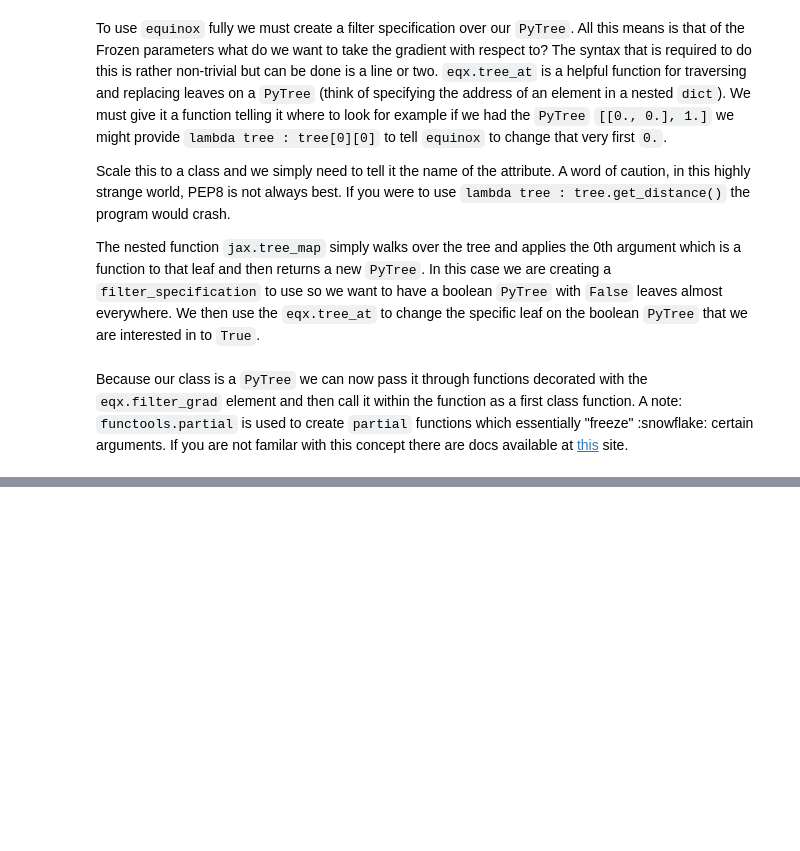
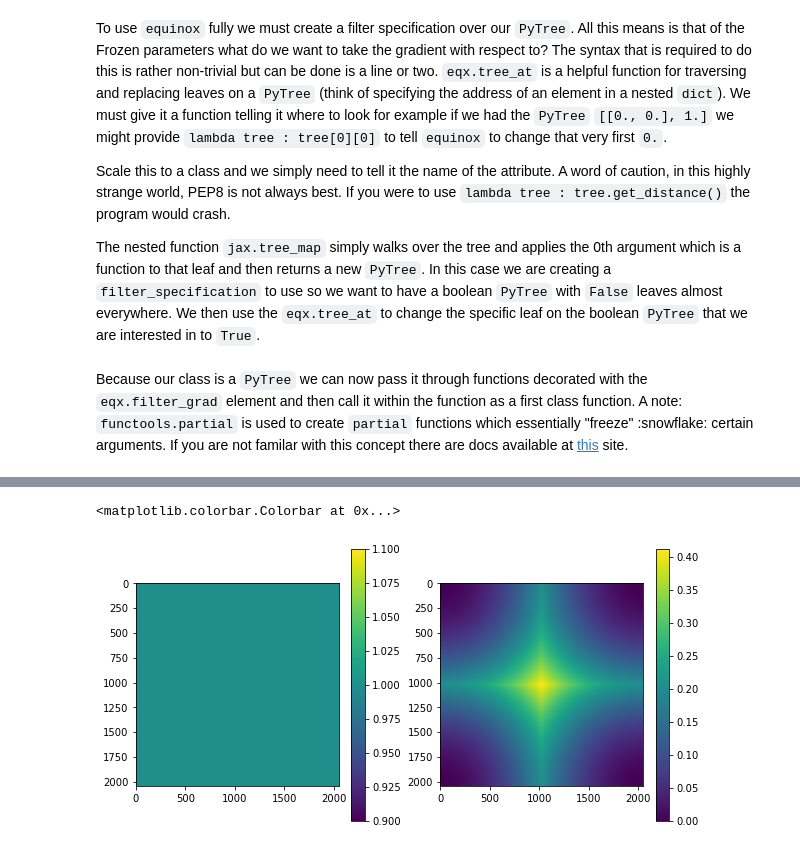
Before and after one commit to anand0xff/dLux, a Jupyter notebook: dLux/dev/FresnelExample.ipynb, the cells around one changed output, grey strips where cells are left out. Drawn from its saved outputs; the diff is of its cells as text; code cells hidden in the pictures; blank space fills up the shorter version.

```diff
--- a/dLux/dev/FresnelExample.ipynb
+++ b/dLux/dev/FresnelExample.ipynb
@@ -266,0 +210,19 @@ pyplot.colorbar()
+# %%
+field = wavef.get_complex_form()
+field = np.fft.fftshift(np.fft.ifft2(field))
+cammel = wavef.pixel_scale_after(dist_one)
+field *= cammel.quadratic_phase(dist_one)
+field = np.fft.fftshift(field)
+# %%
+field = np.fft.fftshift(cammel.quadratic_phase(dist_one))
+# %%
+pyplot.figure(figsize=(10, 5))
+pyplot.subplot(1, 2, 1)
+pyplot.imshow(np.abs(field))
+pyplot.colorbar()
+pyplot.subplot(1, 2, 2)
+pyplot.imshow(np.angle(field))
+pyplot.colorbar()
+# %% [output]
+<matplotlib.colorbar.Colorbar at 0x...>
+[figure, added]
```
Also changed, not shown: parts of 55 cells of this notebook, 1 other file.
